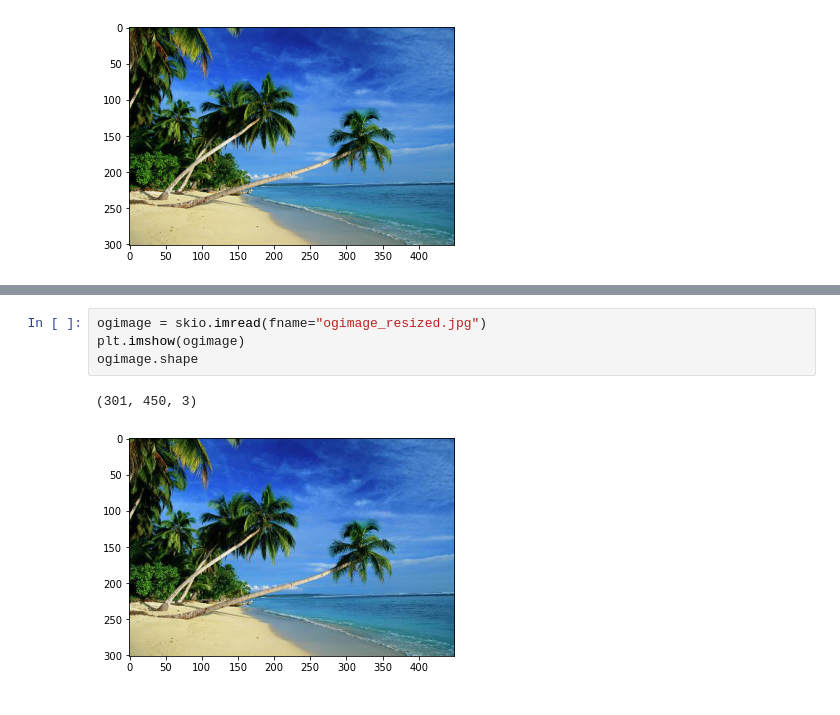
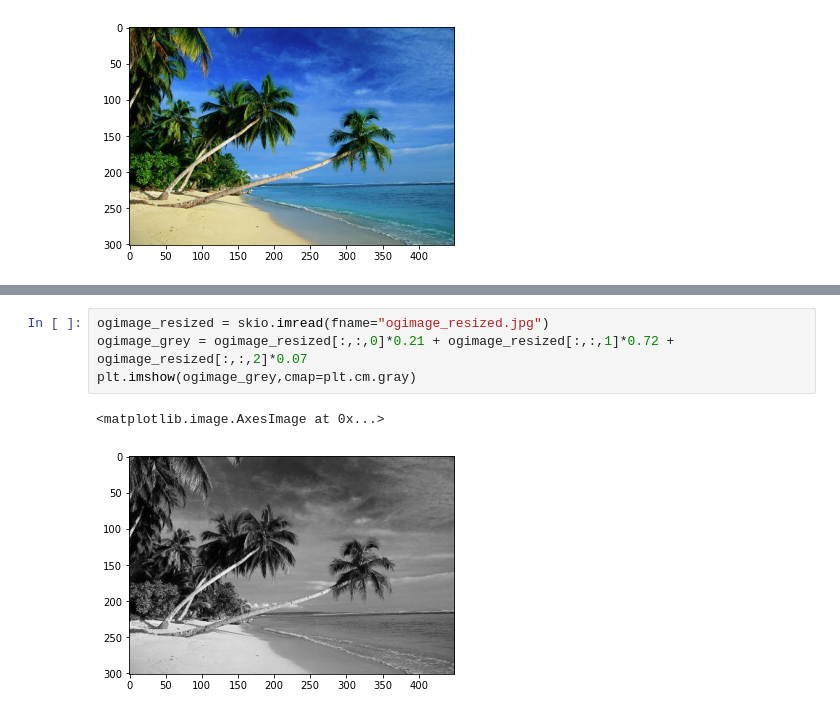
Before and after one commit to jainsanyam786/Intro_To_AI, a Jupyter notebook: Project4/Image_Recoloration.ipynb, the cells around one changed output, grey strips where cells are left out. Drawn from its saved outputs; the diff is of its cells as text.

```diff
--- a/Project4/Image_Recoloration.ipynb
+++ b/Project4/Image_Recoloration.ipynb
@@ -34,7 +22,7 @@ Lossy conversion from float64 to uint8. Range [0, 1]. Convert image to uint8 pri
-# %%
-ogimage = skio.imread(fname="ogimage_resized.jpg")
-plt.imshow(ogimage)
-ogimage.shape
-# %% [output]
-(301, 450, 3)
-[figure, removed]
+# %%
+ogimage_resized = skio.imread(fname="ogimage_resized.jpg")
+ogimage_grey = ogimage_resized[:,:,0]*0.21 + ogimage_resized[:,:,1]*0.72 + ogimage_resized[:,:,2]*0.07
+plt.imshow(ogimage_grey,cmap=plt.cm.gray)
+# %% [output]
+<matplotlib.image.AxesImage at 0x...>
+[figure, added]
```
Also changed, not shown: parts of 19 cells of this notebook, 2 other files.
